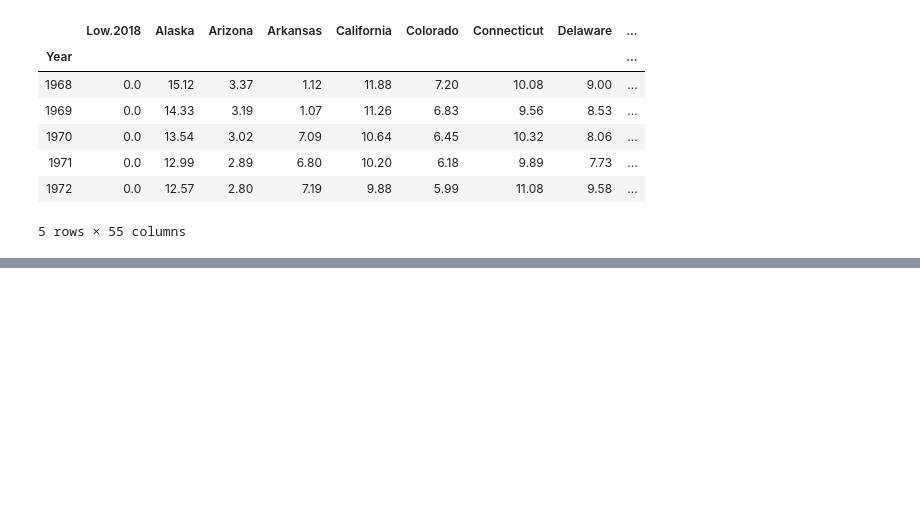
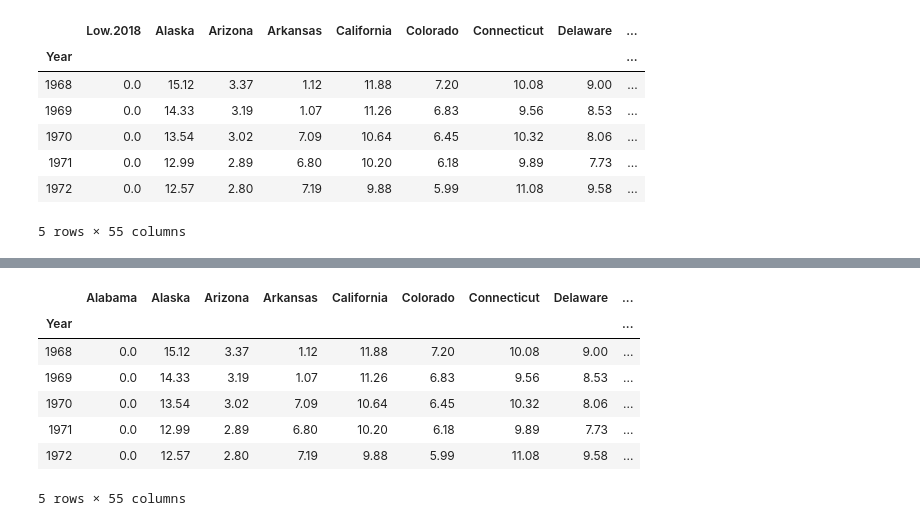
Before and after one commit to Sibin-Sibi/DataAnalysis_Pandas, a Jupyter notebook: Groupby/pandas3.ipynb, the cells around one changed output, grey strips where cells are left out. Cells and saved outputs as stored; diff of their text form; code cells hidden in the pictures; blank space fills up the shorter version.

```diff
--- a/Groupby/pandas3.ipynb
+++ b/Groupby/pandas3.ipynb
@@ -33,7 +33,7 @@ act_min_wage = pd.DataFrame()
 
 for name, group in df.groupby("State"):
     if act_min_wage.empty:
-        act_min_wage = group.set_index("Year")[["Low.2018"]]
+        act_min_wage = group.set_index("Year")[["Low.2018"]].rename(columns={"Low.2018":name}))
     else:
         act_min_wage = act_min_wage.join(group.set_index("Year")[["Low.2018"]].rename(columns={"Low.2018":name}))
 
@@ -49,0 +61,19 @@ act_min_wage.head()
+# %%
+act_min_wage = pd.DataFrame()
+
+for name,group in g:
+    if act_min_wage.empty:
+        act_min_wage = group.set_index("Year")[["Low.2018"]].rename(columns = {"Low.2018" :name})
+    else:
+        act_min_wage = act_min_wage.join(group.set_index("Year")[["Low.2018"]].rename(columns = {"Low.2018" :name}))
+
+act_min_wage.head()
+# %% [output]
+|  | Alabama | Alaska | Arizona | Arkansas | California | Colorado | Connecticut | Delaware | ... |
+| Year |  |  |  |  |  |  |  |  | ... |
+| 1968 | 0.0 | 15.12 | 3.37 | 1.12 | 11.88 | 7.20 | 10.08 | 9.00 | ... |
+| 1969 | 0.0 | 14.33 | 3.19 | 1.07 | 11.26 | 6.83 | 9.56 | 8.53 | ... |
+| 1970 | 0.0 | 13.54 | 3.02 | 7.09 | 10.64 | 6.45 | 10.32 | 8.06 | ... |
+| 1971 | 0.0 | 12.99 | 2.89 | 6.80 | 10.20 | 6.18 | 9.89 | 7.73 | ... |
+| 1972 | 0.0 | 12.57 | 2.80 | 7.19 | 9.88 | 5.99 | 11.08 | 9.58 | ... |
+5 rows × 55 columns
```
Also changed, not shown: parts of 3 cells of this notebook.
